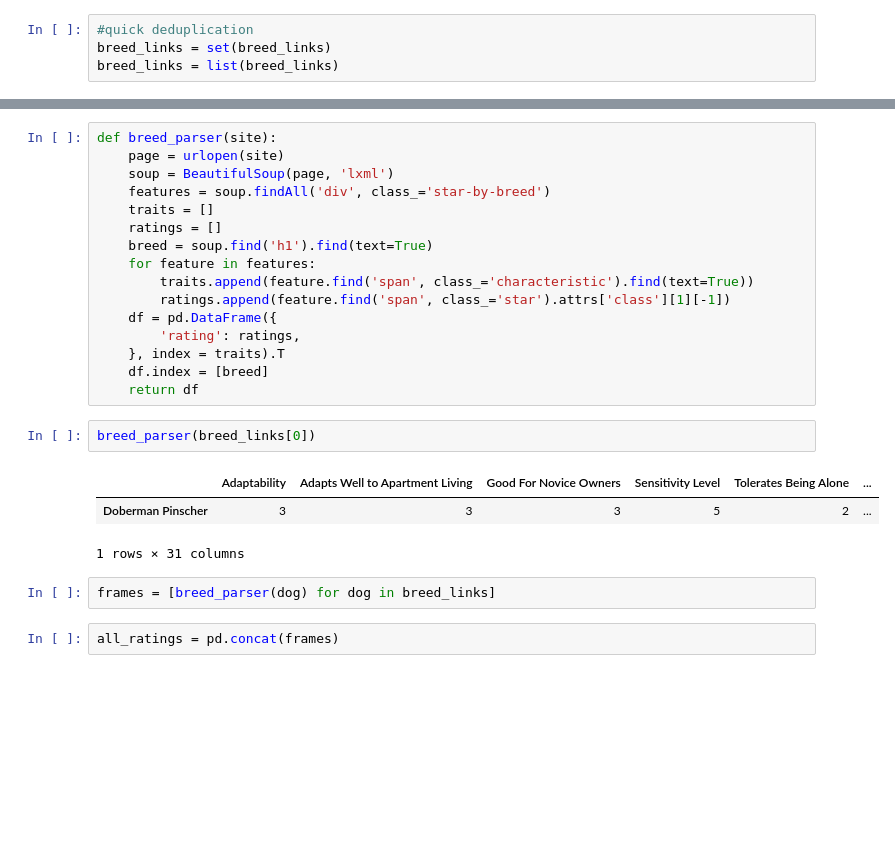
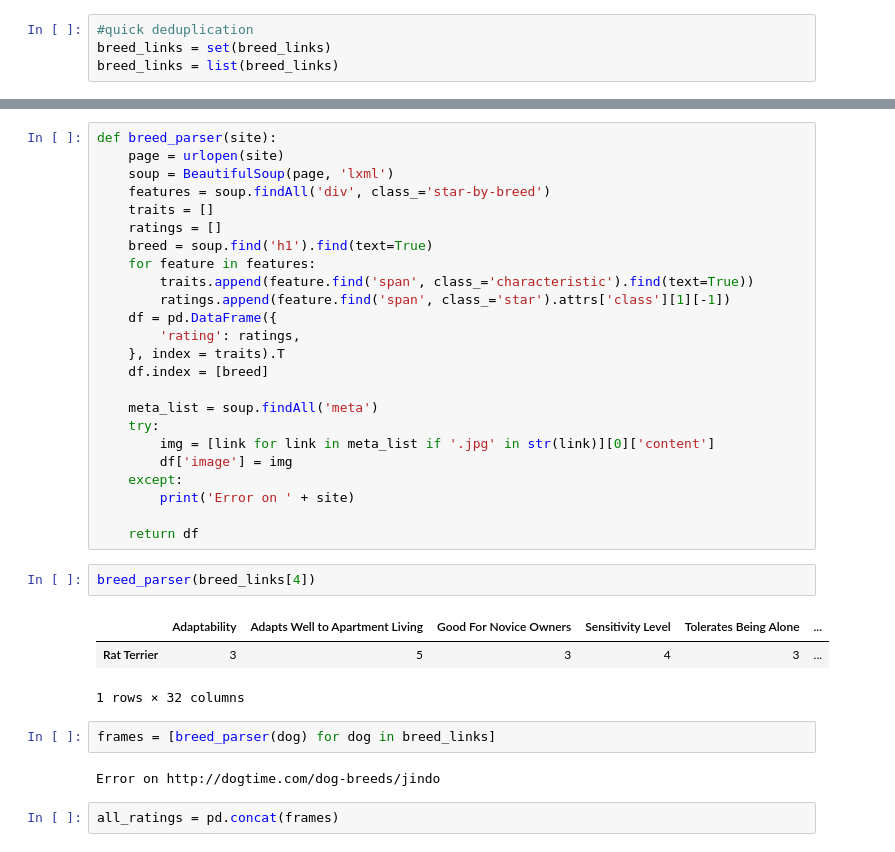
Before and after one commit to awcastleton/MLP_FinalProject, a Jupyter notebook: scraper/dog_ratings_scraper.ipynb, the cells around one changed output, grey strips where cells are left out. Saved outputs shown, nothing was run; the diff lists cells and outputs as text; blank space fills up the shorter version.

Commit message:
added images

```diff
--- a/scraper/dog_ratings_scraper.ipynb
+++ b/scraper/dog_ratings_scraper.ipynb
@@ -80,15 +80,25 @@ def breed_parser(site):
         'rating': ratings,
     }, index = traits).T
     df.index = [breed]
+
+    meta_list = soup.findAll('meta')
+    try:
+        img = [link for link in meta_list if '.jpg' in str(link)][0]['content']
+        df['image'] = img
+    except:
+        print('Error on ' + site)
+
     return df
 # %%
-breed_parser(breed_links[0])
+breed_parser(breed_links[4])
 # %% [output]
 |  | Adaptability | Adapts Well to Apartment Living | Good For Novice Owners | Sensitivity Level | Tolerates Being Alone | ... |
-| Doberman Pinscher | 3 | 3 | 3 | 5 | 2 | ... |
+| Rat Terrier | 3 | 5 | 3 | 4 | 3 | ... |
-1 rows × 31 columns
+1 rows × 32 columns
 # %%
 frames = [breed_parser(dog) for dog in breed_links]
+# %% [output]
+Error on http://dogtime.com/dog-breeds/jindo
 # %%
 all_ratings = pd.concat(frames)
 # %%
```
Also changed, not shown: parts of 4 cells of this notebook, 1 other file.
